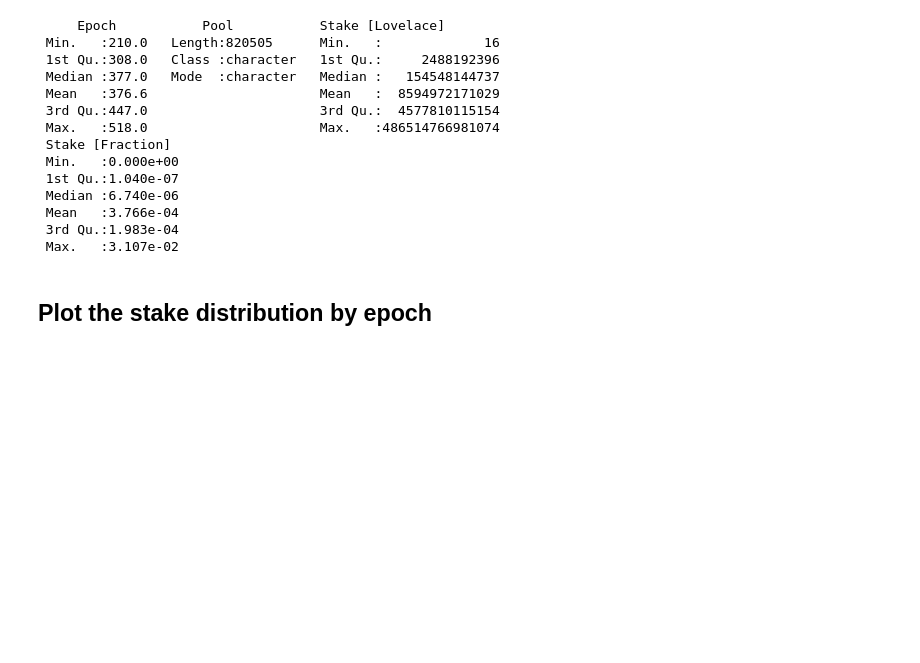
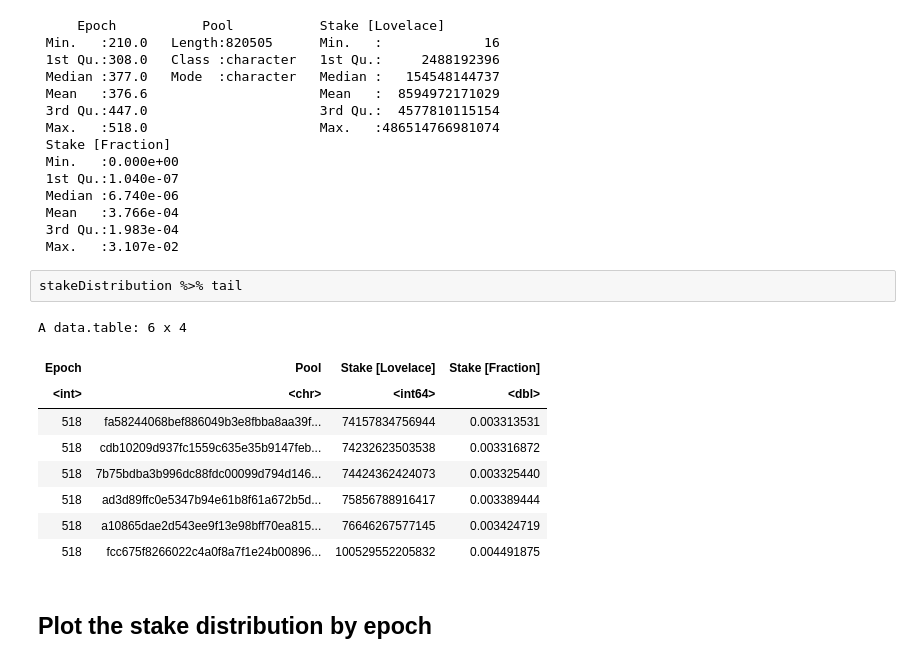
Before and after one commit to cardano-scaling/alba, a Jupyter notebook: analysis/stake_distribution.ipynb, the cells around one changed output. Cells and saved outputs as stored; diff of their text form; blank space fills up the shorter version.

```diff
--- a/analysis/stake_distribution.ipynb
+++ b/analysis/stake_distribution.ipynb
@@ -50,6 +50,18 @@ stakeDistribution %>% summary
  Mean   :3.766e-04
  3rd Qu.:1.983e-04
  Max.   :3.107e-02
+# %%
+stakeDistribution %>% tail
+# %% [output]
+A data.table: 6 x 4
+| Epoch | Pool | Stake [Lovelace] | Stake [Fraction] |
+| <int> | <chr> | <int64> | <dbl> |
+| 518 | fa58244068bef886049b3e8fbba8aa39f... | 74157834756944 | 0.003313531 |
+| 518 | cdb10209d937fc1559c635e35b9147feb... | 74232623503538 | 0.003316872 |
+| 518 | 7b75bdba3b996dc88fdc00099d794d146... | 74424362424073 | 0.003325440 |
+| 518 | ad3d89ffc0e5347b94e61b8f61a672b5d... | 75856788916417 | 0.003389444 |
+| 518 | a10865dae2d543ee9f13e98bff70ea815... | 76646267577145 | 0.003424719 |
+| 518 | fcc675f8266022c4a0f8a7f1e24b00896... | 100529552205832 | 0.004491875 |
 # %% [markdown]
 ## Plot the stake distribution by epoch
 # %%
```
Also changed, not shown: parts of 34 cells of this notebook, 4 other files.
